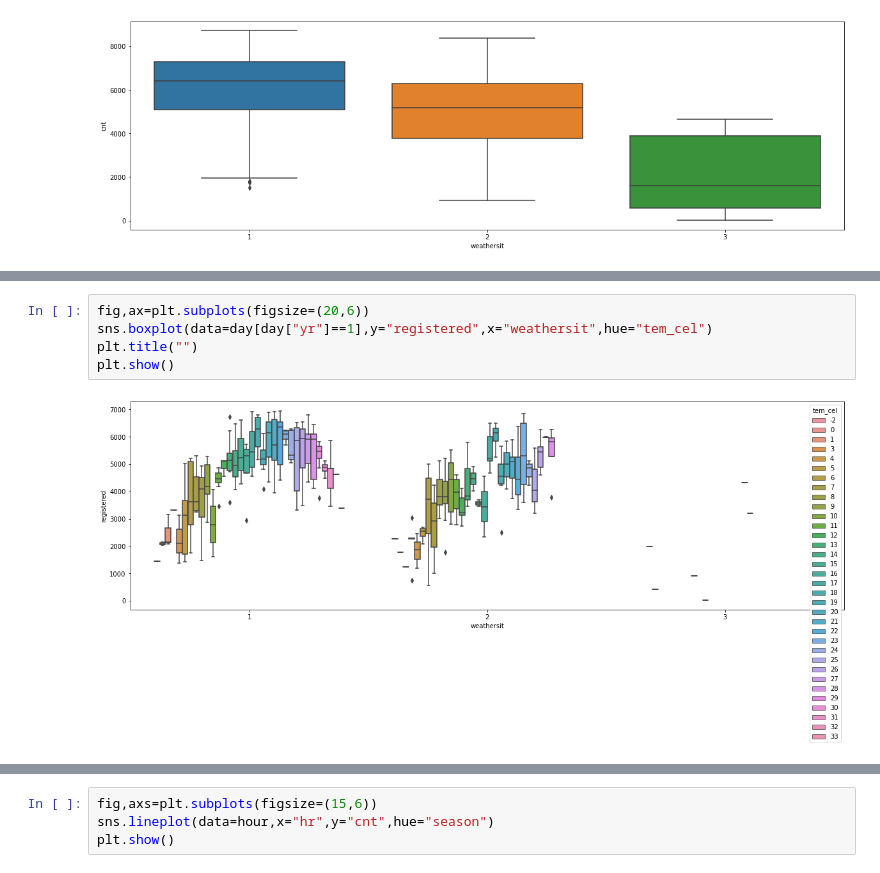
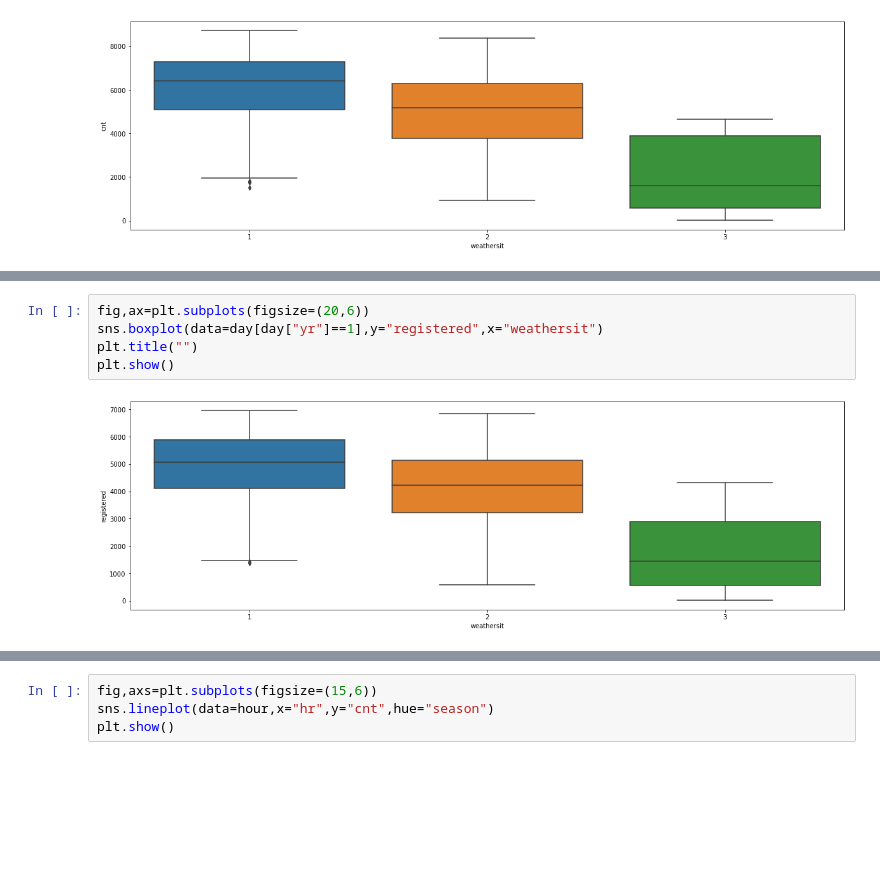
Before and after one commit to EjioforSandraAkunna/Capital_Bike_Project1, a Jupyter notebook: Capital_Bike_EDA.ipynb, the cells around one changed output, grey strips where cells are left out. Drawn from its saved outputs; the diff is of its cells as text; blank space fills up the shorter version.

```diff
--- a/Capital_Bike_EDA.ipynb
+++ b/Capital_Bike_EDA.ipynb
@@ -354,10 +354,10 @@ plt.show()
 # %%
 fig,ax=plt.subplots(figsize=(20,6))
-sns.boxplot(data=day[day["yr"]==1],y="registered",x="weathersit",hue="tem_cel")
+sns.boxplot(data=day[day["yr"]==1],y="registered",x="weathersit")
 plt.title("")
 plt.show()
 # %% [output]
-[figure, old version]
+[figure, new version]
 # %%
 weather=hour[["weathersit","temp","hum","windspeed","registered"]].copy()
 
```
Also changed, not shown: parts of 5 cells of this notebook.
